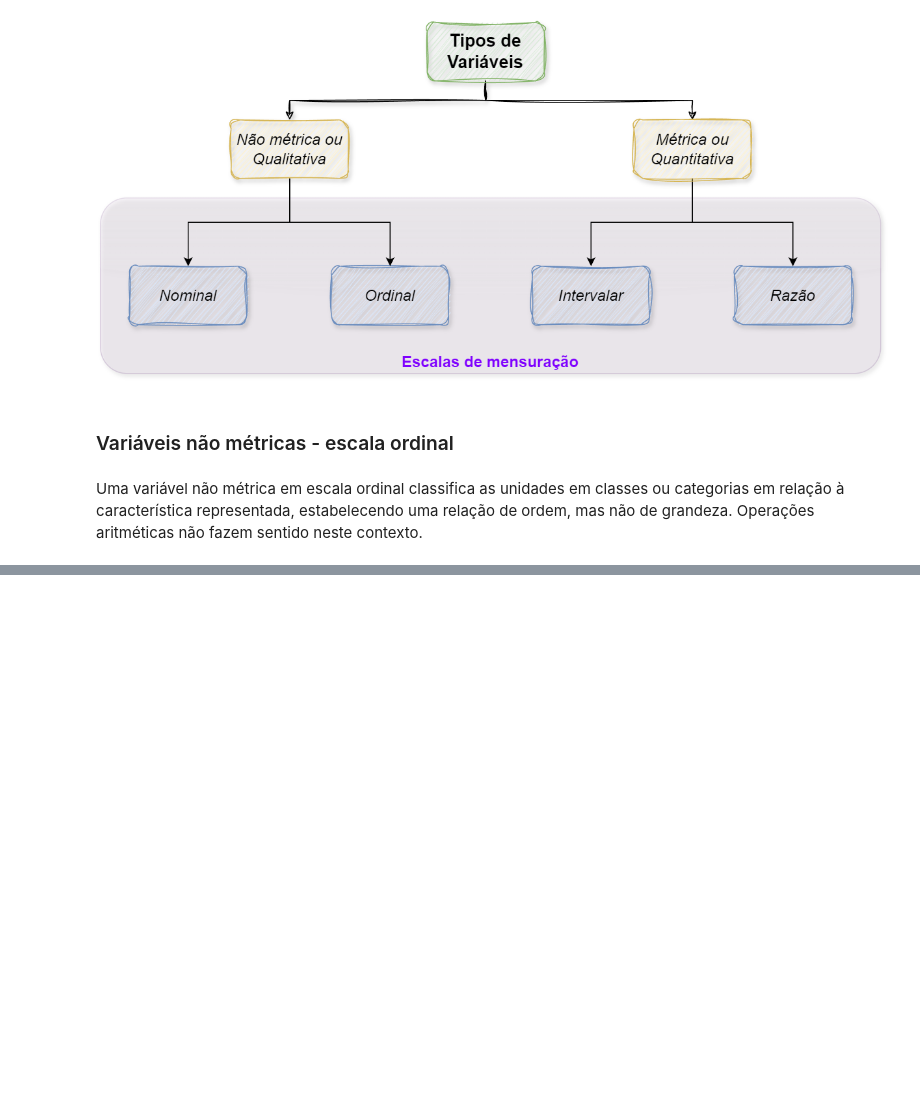
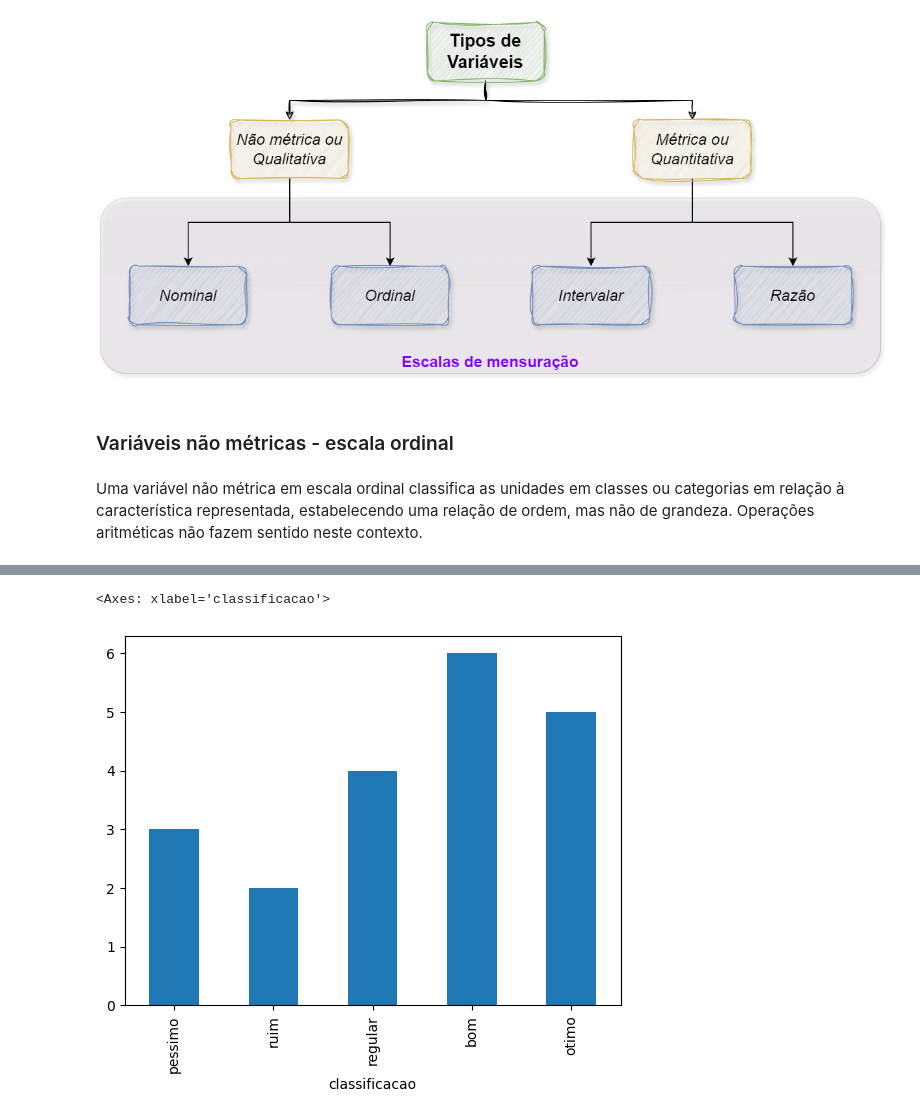
Before and after one commit to PauloViniciusR/Estatistica_dados, a Jupyter notebook: Conceitos fundamentais/05_qualitativas_ordinal.ipynb, the cells around one changed output, grey strips where cells are left out. Saved outputs shown, nothing was run; the diff lists cells and outputs as text; code cells hidden in the pictures; blank space fills up the shorter version.

```diff
--- a/Conceitos fundamentais/05_qualitativas_ordinal.ipynb
+++ b/Conceitos fundamentais/05_qualitativas_ordinal.ipynb
@@ -39,0 +161,5 @@ classificacao_produto = [
+# %%
+df_classificacao["classificacao"].value_counts().sort_index().plot(kind="bar")
+# %% [output]
+<Axes: xlabel='classificacao'>
+[figure, added]
```
Also changed, not shown: parts of 12 cells of this notebook.
